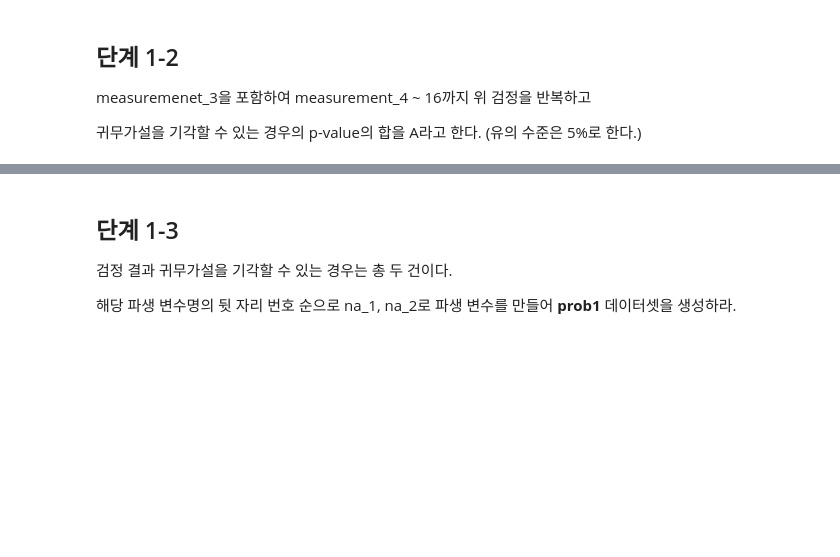
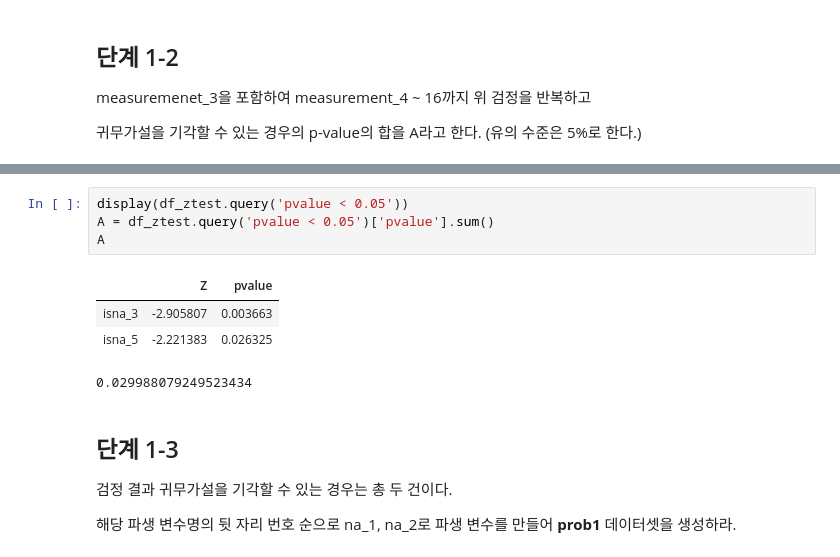
Before and after one commit to sunkusun9/DS_lv3_2510, a Jupyter notebook: sec_ds_lv3_prob1_prob.ipynb, the cells around one changed output, grey strips where cells are left out. Saved outputs shown, nothing was run; the diff lists cells and outputs as text; blank space fills up the shorter version.

```diff
--- a/sec_ds_lv3_prob1_prob.ipynb
+++ b/sec_ds_lv3_prob1_prob.ipynb
@@ -329,3 +420,12 @@ measuremenet_3을 포함하여 measurement_4 ~ 16까지 위 검정을 반복하
+# %%
+display(df_ztest.query('pvalue < 0.05'))
+A = df_ztest.query('pvalue < 0.05')['pvalue'].sum()
+A
+# %% [output]
+|  | Z | pvalue |
+| isna_3 | -2.905807 | 0.003663 |
+| isna_5 | -2.221383 | 0.026325 |
+0.029988079249523434
 # %% [markdown]
 ## 단계 1-3
 
```
Also changed, not shown: parts of 15 cells of this notebook.
